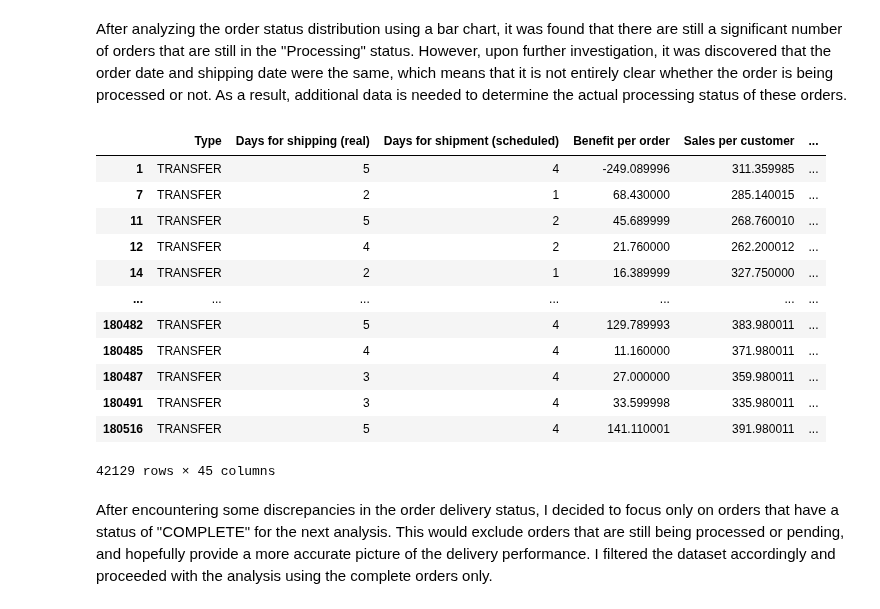
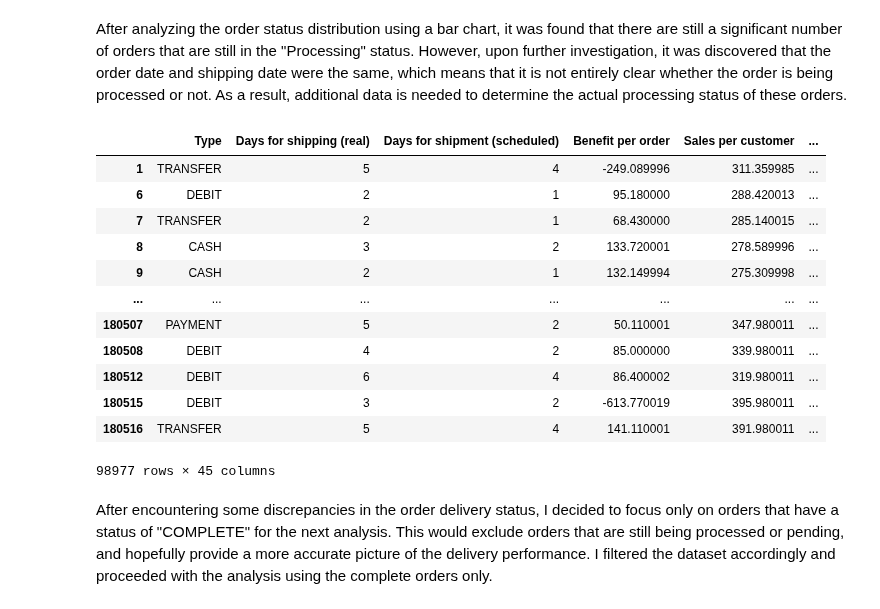
Before and after one commit to azamaufar/supplychainDA, a Jupyter notebook: EDA_Supply_Chain_Data.ipynb, the cells around one changed output. Cells and saved outputs as stored; diff of their text form; code cells hidden in the pictures.

```diff
--- a/EDA_Supply_Chain_Data.ipynb
+++ b/EDA_Supply_Chain_Data.ipynb
@@ -278,26 +278,26 @@ plt.show()
 After analyzing the order status distribution using a bar chart, it was found that there are still a significant number of orders that are still in the "Processing" status. However, upon further investigation, it was discovered that the order date and shipping date were the same, which means that it is not entirely clear whether the order is being processed or not. As a result, additional data is needed to determine the actual processing status of these orders.
 # %%
 # Create a mask to filter for orders that are still processing or pending
-mask = ((df['Order Status'] == 'PROCESSING') | (df['Order Status'] == 'PENDING'))
+mask = ((df['Delivery Status'] == 'Late delivery'))
 
 # Filter the dataset for orders that match the mask and where the shipping date has passed
-late_orders = df.loc[(mask) & (df['shipping date (DateOrders)'] < datetime.now()), :]
+late_orders = df.loc[(mask)]
 
 # Print out the late orders
 late_orders
 # %% [output]
 |  | Type | Days for shipping (real) | Days for shipment (scheduled) | Benefit per order | Sales per customer | ... |
 | 1 | TRANSFER | 5 | 4 | -249.089996 | 311.359985 | ... |
+| 6 | DEBIT | 2 | 1 | 95.180000 | 288.420013 | ... |
 | 7 | TRANSFER | 2 | 1 | 68.430000 | 285.140015 | ... |
-| 11 | TRANSFER | 5 | 2 | 45.689999 | 268.760010 | ... |
-| 12 | TRANSFER | 4 | 2 | 21.760000 | 262.200012 | ... |
-| 14 | TRANSFER | 2 | 1 | 16.389999 | 327.750000 | ... |
+| 8 | CASH | 3 | 2 | 133.720001 | 278.589996 | ... |
+| 9 | CASH | 2 | 1 | 132.149994 | 275.309998 | ... |
 | ... | ... | ... | ... | ... | ... | ... |
-| 180482 | TRANSFER | 5 | 4 | 129.789993 | 383.980011 | ... |
-| 180485 | TRANSFER | 4 | 4 | 11.160000 | 371.980011 | ... |
-| 180487 | TRANSFER | 3 | 4 | 27.000000 | 359.980011 | ... |
-| 180491 | TRANSFER | 3 | 4 | 33.599998 | 335.980011 | ... |
+| 180507 | PAYMENT | 5 | 2 | 50.110001 | 347.980011 | ... |
+| 180508 | DEBIT | 4 | 2 | 85.000000 | 339.980011 | ... |
+| 180512 | DEBIT | 6 | 4 | 86.400002 | 319.980011 | ... |
+| 180515 | DEBIT | 3 | 2 | -613.770019 | 395.980011 | ... |
 | 180516 | TRANSFER | 5 | 4 | 141.110001 | 391.980011 | ... |
-42129 rows × 45 columns
+98977 rows × 45 columns
 # %% [markdown]
 After encountering some discrepancies in the order delivery status, I decided to focus only on orders that have a status of "COMPLETE" for the next analysis. This would exclude orders that are still being processed or pending, and hopefully provide a more accurate picture of the delivery performance. I filtered the dataset accordingly and proceeded with the analysis using the complete orders only.
```
Also changed, not shown: parts of 35 cells of this notebook, 4 other files.
